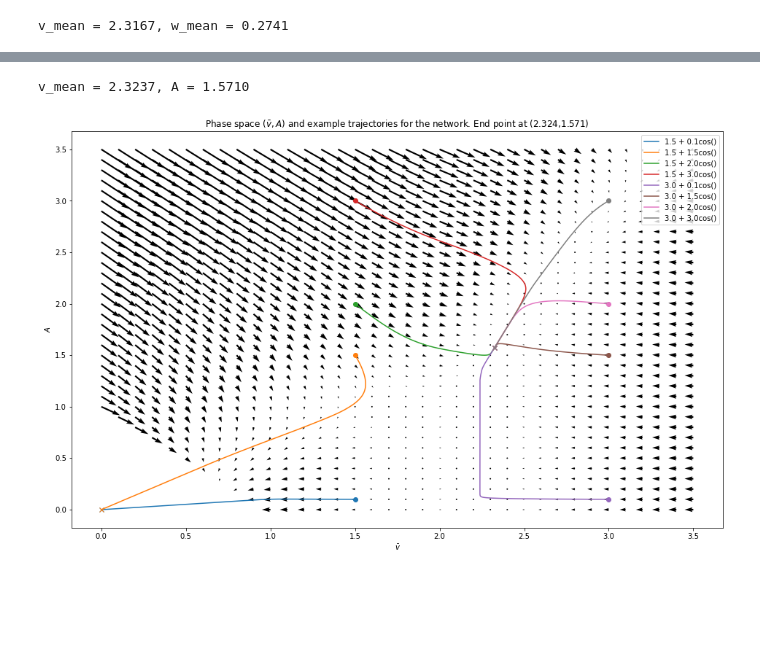
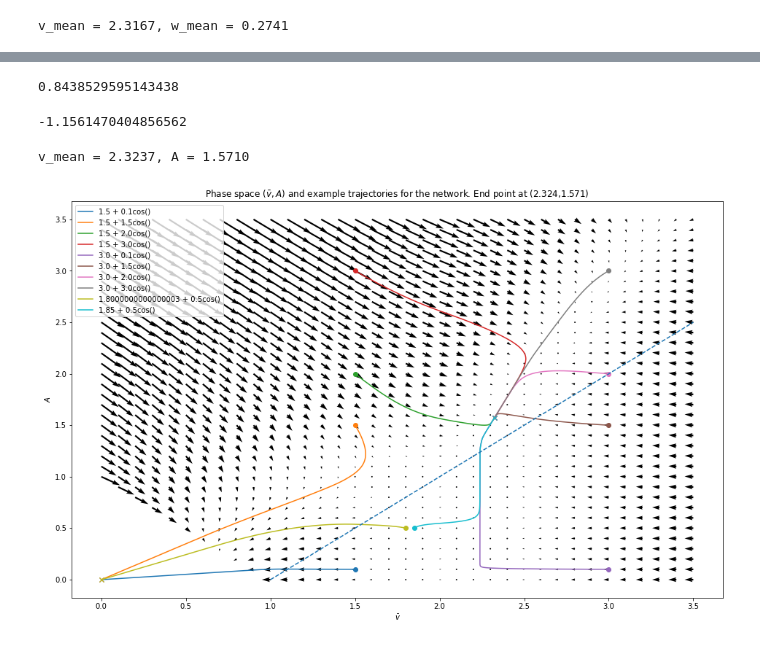
Before and after one commit to Dominic-DallOsto/Spiking-Insect-Head-Direction-Network, a Jupyter notebook: rate_analysis.ipynb, the cells around one changed output, grey strips where cells are left out. Drawn from its saved outputs; the diff is of its cells as text; code cells hidden in the pictures; blank space fills up the shorter version.

```diff
--- a/rate_analysis.ipynb
+++ b/rate_analysis.ipynb
@@ -324,16 +324,19 @@ If we assume both the activity and weights are Gaussians, then the convolution o
 #setup
 N = 8
 B = 2/N + 0.01
-theta_e = 1
-theta_i = 2
-rho_e = 1
-rho_i = 2
+theta_E = 1
+theta_I = 2
+rho_E = 1
+rho_I = 2
 # target
 A = 1.5
 
-v_mean = A*(1 - (((np.pi/(np.sqrt(2)*N) * (N/2 - 1/(rho_e*B)))**2)**(1/3))) + theta_e
-w_mean = (v_mean + rho_i*(v_mean-theta_i)) / (rho_E*N*(v_mean-theta_e) + A*(rho_E*N/2 - 1/B))
+v_mean = A*(1 - (((np.pi/(np.sqrt(2)*N) * (N/2 - 1/(rho_E*B)))**2)**(1/3))) + theta_E
+w_mean = (v_mean + rho_I*(v_mean-theta_I)) / (rho_E*N*(v_mean-theta_E) + A*(rho_E*N/2 - 1/B))
 
 print(f'v_mean = {v_mean:.4f}, w_mean = {w_mean:.4f}')
 # %% [output]
 v_mean = 2.3167, w_mean = 0.2741
+# %%
+delta = 1/(2*np.pi/N) * np.arccos((v_mean - theta_E) / A)
+delta
@@ -340,8 +361,16 @@ v_mean = 2.3167, w_mean = 0.2741
+# %%
+-1 + rho_E*N*w_mean - 2*rho_E*w_mean*delta
+# %% [output]
+0.8438529595143438
+# %%
+-1 + rho_E*N*w_mean - 2*rho_E*w_mean*delta - rho_I
+# %% [output]
+-1.1561470404856562
 # %%
 cosine = lambda amp, T, phase: lambda x: amp*(np.cos(2*np.pi*(x - phase)/T))
 relu = lambda x: np.maximum(0,x)
-sigmoid_E = lambda x: rho_e*relu(x - theta_e)
-sigmoid_I = lambda x: rho_i*relu(x - theta_i)
+sigmoid_E = lambda x: rho_E*relu(x - theta_E)
+sigmoid_I = lambda x: rho_I*relu(x - theta_I)
 def circ_wrapped_distance(x:np.ndarray, wrapping_boundary:float=2*np.pi):
 	return wrapping_boundary/2 - np.abs(np.abs(x) - wrapping_boundary/2)
 
@@ -375,37 +404,40 @@ A_dots = np.zeros((len(v_mean_range),len(A_range)))
 
 for i,v_bar in enumerate(v_mean_range):
 	for j, A in enumerate(A_range):
-		if v_bar - A >= theta_e:
-			A_dot = -A + rho_e*A*B/(2/N)
-			v_bar_dot = -v_bar + rho_e*w_mean*N*(v_bar-theta_e) - rho_i*relu(v_bar - theta_i)
+		if v_bar - A >= theta_E:
+			A_dot = -A + rho_E*A*B/(2/N)
+			v_bar_dot = -v_bar + rho_E*w_mean*N*(v_bar-theta_E) - rho_I*relu(v_bar - theta_I)
 		else:
-			delta = 1/(2*np.pi/N) * np.arccos((v_bar - theta_e) / A)
-			A_dot = -A + rho_e*A*B/(2/N) + rho_e*B/(np.pi/N)*(v_bar-theta_e)*np.sin(2*np.pi/N*delta) - rho_e*A*B/(4*np.pi/N)*(4*np.pi/N*delta + np.sin(4*np.pi/N*delta))
-			v_bar_dot = -v_bar + rho_e*w_mean*N*(v_bar-theta_e) - rho_i*relu(v_bar - theta_i) + 2*rho_e*delta*w_mean*(A - (v_bar-theta_e))
+			delta = 1/(2*np.pi/N) * np.arccos((v_bar - theta_E) / A)
+			A_dot = -A + rho_E*A*B/(2/N) + rho_E*B/(np.pi/N)*(v_bar-theta_E)*np.sin(2*np.pi/N*delta) - rho_E*A*B/(4*np.pi/N)*(4*np.pi/N*delta + np.sin(4*np.pi/N*delta))
+			v_bar_dot = -v_bar + rho_E*w_mean*N*(v_bar-theta_E) - rho_I*relu(v_bar - theta_I) + 2*rho_E*delta*w_mean*(A - (v_bar-theta_E))
 		v_mean_dots[i,j] = v_bar_dot
 		A_dots[i,j] = A_dot
 # %%
 half_amplitude = lambda x: 0.5*(x.max() - x.min())
 
-v_sample = [1.5 + 0.1*cosine(1, N, 4)(t), 1.5 + 1.5*cosine(1, N, 4)(t), 1.5 + 2*cosine(1, N, 4)(t), 1.5 + 3*cosine(1, N, 4)(t), 3 + 0.1*cosine(1, N, 4)(t), 3 + 1.5*cosine(1, N, 4)(t), 3 + 2*cosine(1, N, 4)(t), 3 + 3*cosine(1, N, 4)(t)]
+v_sample = [1.5 + 0.1*cosine(1, N, 4)(t), 1.5 + 1.5*cosine(1, N, 4)(t), 1.5 + 2*cosine(1, N, 4)(t), 1.5 + 3*cosine(1, N, 4)(t), 3 + 0.1*cosine(1, N, 4)(t), 3 + 1.5*cosine(1, N, 4)(t), 3 + 2*cosine(1, N, 4)(t), 3 + 3*cosine(1, N, 4)(t), 1.8 + 0.5*cosine(1, N, 4)(t), 1.85 + 0.5*cosine(1, N, 4)(t)]
 
 plt.figure(figsize=(16,10))
 plt.quiver(v_mean_range, A_range, v_mean_dots.T, A_dots.T)
 plt.xlabel(r'$\bar v$')
 plt.ylabel(r'$A$')
 
 for i, v_in in enumerate(v_sample):
 	trajectory = simulate(v_in, 20000)
 	c = plt.rcParams['axes.prop_cycle'].by_key()['color'][i]
 	plt.plot(np.mean(trajectory, axis=1), 0.5*abs(np.max(trajectory, axis=1) - np.min(trajectory, axis=1)), label=f'{v_in.mean()} + {(v_in.max()-v_in.min())/2:.1f}cos()', color=c)
 	plt.plot(np.mean(trajectory[0]), half_amplitude(trajectory[0]), 'o', color=c)
 	plt.plot(np.mean(trajectory[-1]), half_amplitude(trajectory[-1]), 'x', color=c)
 
 print(f'v_mean = {np.mean(x := simulate(v_sample[-1], 20000)[-1]):.4f}, A = {half_amplitude(x):.4f}')
 
+plt.plot(v_mean_range[v_mean_range >= theta_E], v_mean_range[v_mean_range >= theta_E] - theta_E, '--')
+
+
 plt.title(rf'Phase space ($\bar v, A$) and example trajectories for the network. End point at ({np.mean(x := simulate(v_sample[-1], 20000)[-1]):.3f},{half_amplitude(x):.3f})')
 plt.legend()
 plt.show()
 # %% [output]
 v_mean = 2.3237, A = 1.5710
-[figure, old version]
+[figure, new version]
```
Also changed, not shown: parts of 5 cells of this notebook, 1 other file.
